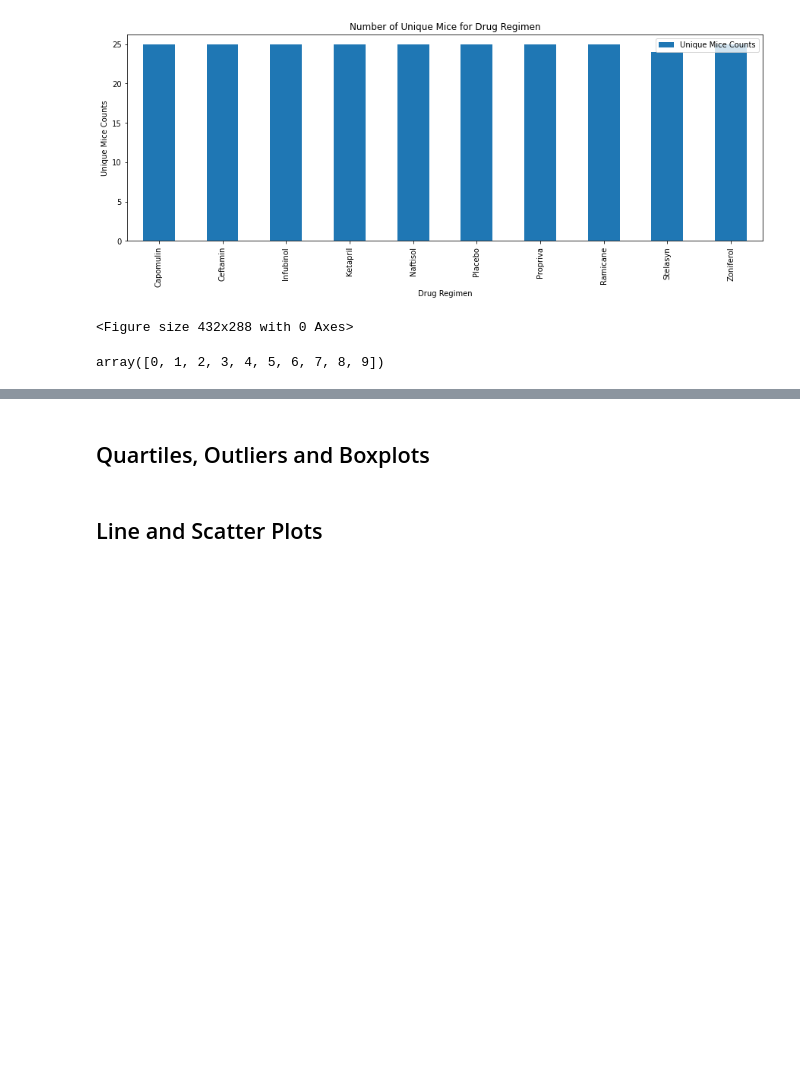
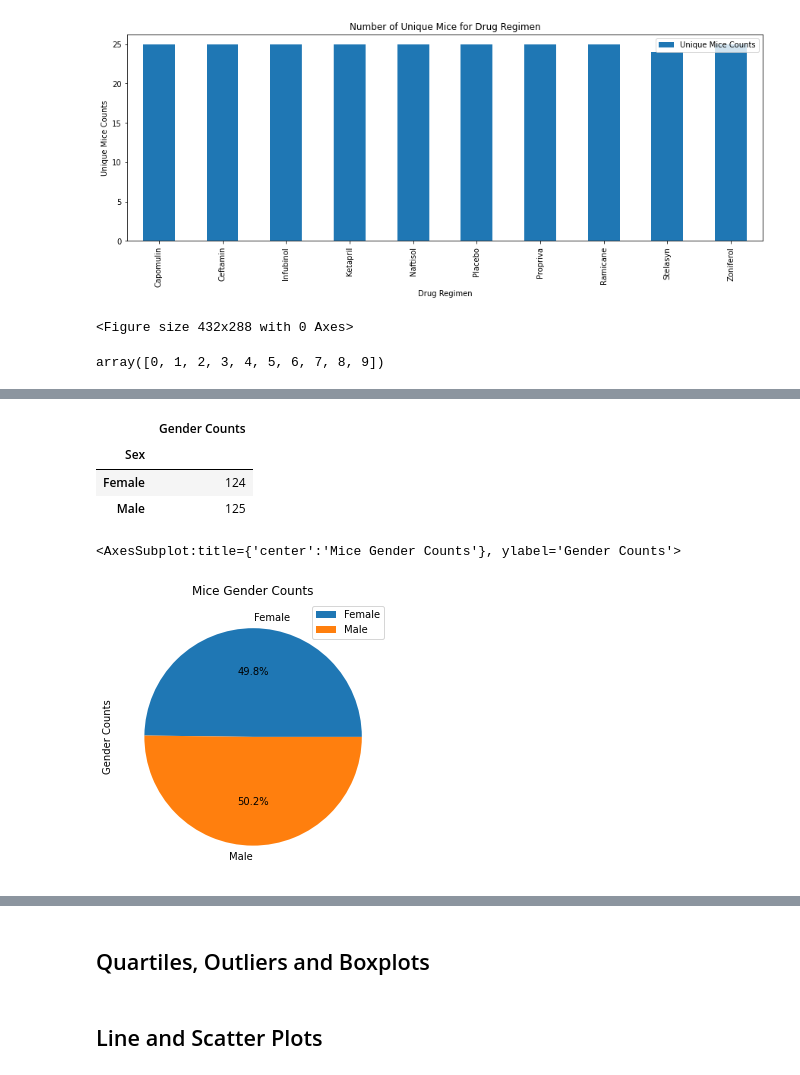
Before and after one commit to yuyhong23/matplotlib_the_power_of_plots, a Jupyter notebook: Pymaceuticals/pymaceuticals_starter-Copy1.ipynb, the cells around one changed output, grey strips where cells are left out. Cells and saved outputs as stored; diff of their text form; code cells hidden in the pictures; blank space fills up the shorter version.

```diff
--- a/Pymaceuticals/pymaceuticals_starter-Copy1.ipynb
+++ b/Pymaceuticals/pymaceuticals_starter-Copy1.ipynb
@@ -391,2 +391,4 @@ Text(0, 0.5, 'Unique Mice Counts')
 # %%
 # Generate a pie plot showing the distribution of female versus male mice using pandas
+mice_gender_groups = clean_mouse_data.groupby("Sex")
+mice_gender_groups.head()
@@ -393,2 +407,15 @@ Text(0, 0.5, 'Unique Mice Counts')
+# %%
+unique_mice_gender = (mice_gender_groups.agg({"Mouse ID":"nunique"})).rename(columns={"Mouse ID":"Gender Counts"})
+unique_mice_gender
+# %% [output]
+|  | Gender Counts |
+| Sex |  |
+| Female | 124 |
+| Male | 125 |
+# %%
+unique_mice_gender.plot.pie(y="Gender Counts", figsize=(5, 5), autopct="%1.1f%%", title="Mice Gender Counts")
+# %% [output]
+<AxesSubplot:title={'center':'Mice Gender Counts'}, ylabel='Gender Counts'>
+[figure, added]
 # %%
 # Generate a pie plot showing the distribution of female versus male mice using pyplot
```
Also changed, not shown: parts of 3 cells of this notebook.
